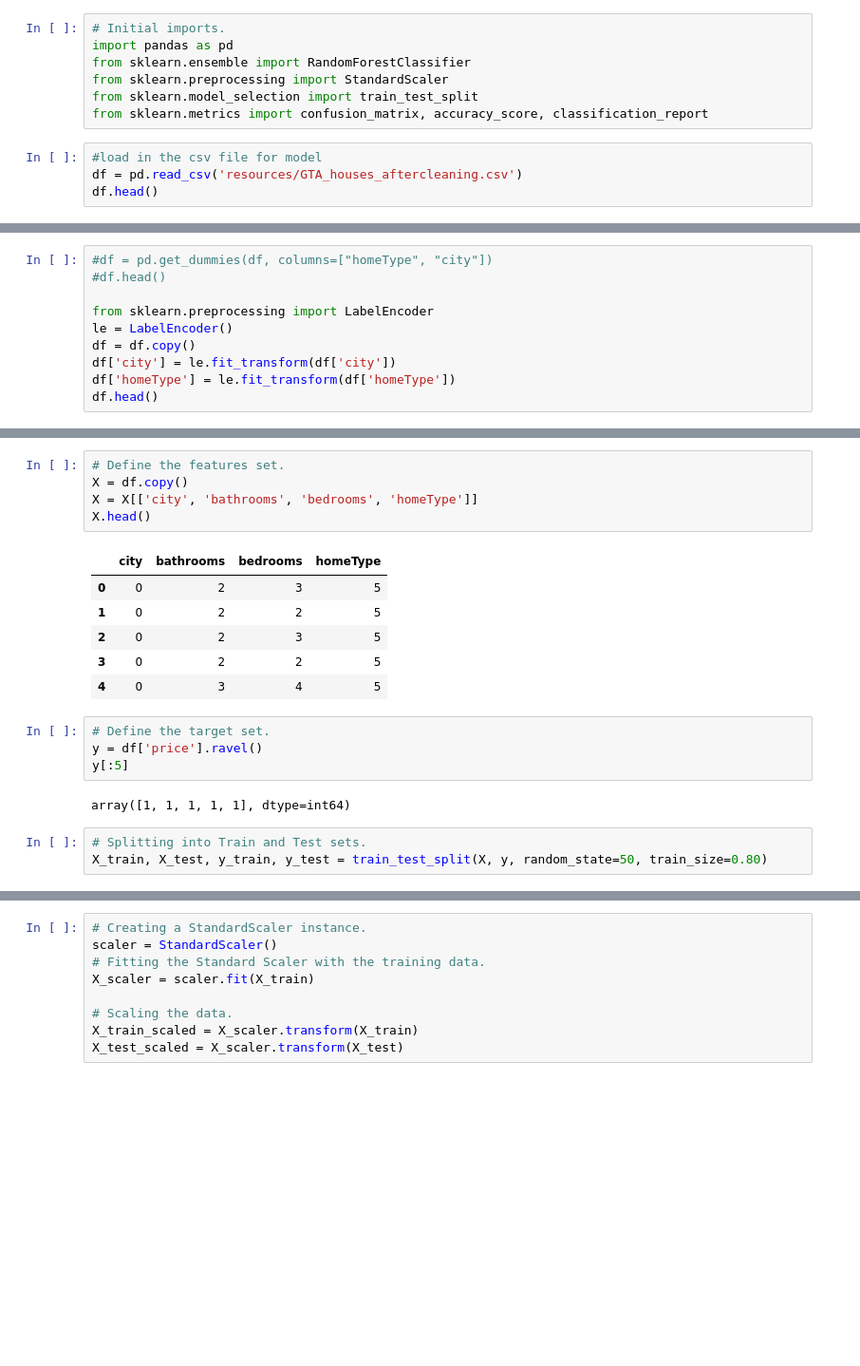
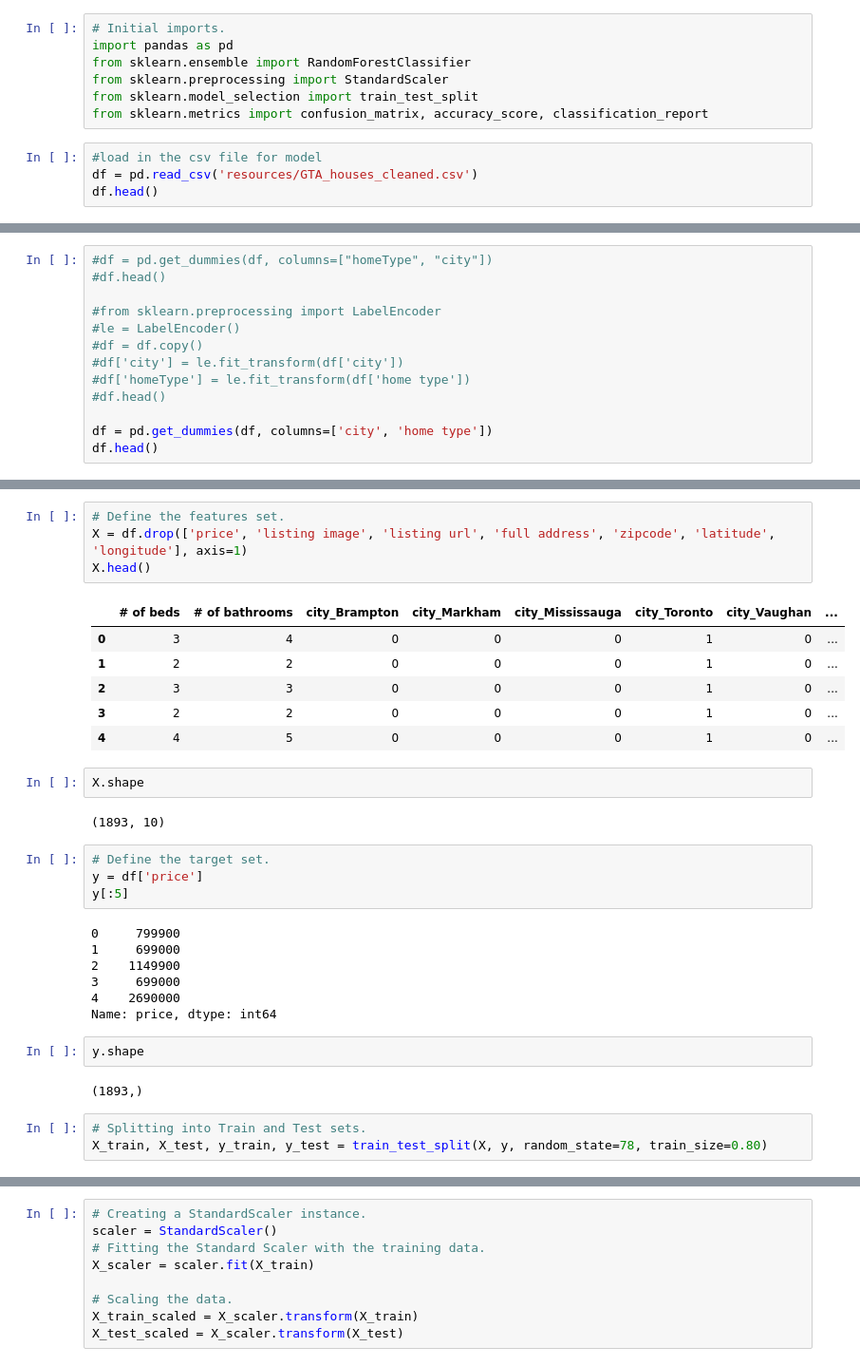
Before and after one commit to zuwulin/final_project, a Jupyter notebook: machine learning model mock-up.ipynb, the cells around one changed output, grey strips where cells are left out. Shown at 95% size. Drawn from its saved outputs; the diff is of its cells as text; blank space fills up the shorter version.

```diff
--- a/machine learning model mock-up.ipynb
+++ b/machine learning model mock-up.ipynb
@@ -7,6 +7,6 @@ from sklearn.model_selection import train_test_split
 from sklearn.metrics import confusion_matrix, accuracy_score, classification_report
 # %%
 #load in the csv file for model
-df = pd.read_csv('resources/GTA_houses_aftercleaning.csv')
+df = pd.read_csv('resources/GTA_houses_cleaned.csv')
 df.head()
 # %% [output]
@@ -25,10 +46,13 @@ df.shape
 #df = pd.get_dummies(df, columns=["homeType", "city"])
 #df.head()
 
-from sklearn.preprocessing import LabelEncoder
-le = LabelEncoder()
-df = df.copy()
-df['city'] = le.fit_transform(df['city'])
-df['homeType'] = le.fit_transform(df['homeType'])
+#from sklearn.preprocessing import LabelEncoder
+#le = LabelEncoder()
+#df = df.copy()
+#df['city'] = le.fit_transform(df['city'])
+#df['homeType'] = le.fit_transform(df['home type'])
+#df.head()
+
+df = pd.get_dummies(df, columns=['city', 'home type'])
 df.head()
 # %% [output]
@@ -62,24 +86,36 @@ homeType         5.00         6.00
 # %%
 # Define the features set.
-X = df.copy()
-X = X[['city', 'bathrooms', 'bedrooms', 'homeType']]
+X = df.drop(['price', 'listing image', 'listing url', 'full address', 'zipcode', 'latitude', 'longitude'], axis=1)
 X.head()
 # %% [output]
-|  | city | bathrooms | bedrooms | homeType |
-| 0 | 0 | 2 | 3 | 5 |
-| 1 | 0 | 2 | 2 | 5 |
-| 2 | 0 | 2 | 3 | 5 |
-| 3 | 0 | 2 | 2 | 5 |
-| 4 | 0 | 3 | 4 | 5 |
+|  | # of beds | # of bathrooms | city_Brampton | city_Markham | city_Mississauga | city_Toronto | city_Vaughan | ... |
+| 0 | 3 | 4 | 0 | 0 | 0 | 1 | 0 | ... |
+| 1 | 2 | 2 | 0 | 0 | 0 | 1 | 0 | ... |
+| 2 | 3 | 3 | 0 | 0 | 0 | 1 | 0 | ... |
+| 3 | 2 | 2 | 0 | 0 | 0 | 1 | 0 | ... |
+| 4 | 4 | 5 | 0 | 0 | 0 | 1 | 0 | ... |
+# %%
+X.shape
+# %% [output]
+(1893, 10)
 # %%
 # Define the target set.
-y = df['price'].ravel()
+y = df['price']
 y[:5]
 # %% [output]
-array([1, 1, 1, 1, 1], dtype=int64)
+0     799900
+1     699000
+2    1149900
+3     699000
+4    2690000
+Name: price, dtype: int64
+# %%
+y.shape
+# %% [output]
+(1893,)
 # %%
 # Splitting into Train and Test sets.
-X_train, X_test, y_train, y_test = train_test_split(X, y, random_state=50, train_size=0.80)
+X_train, X_test, y_train, y_test = train_test_split(X, y, random_state=78, train_size=0.80)
 # %%
 # Determine the shape of our training and testing sets.
 print(X_train.shape)
```
Also changed, not shown: parts of 11 cells of this notebook, 11 other files.
